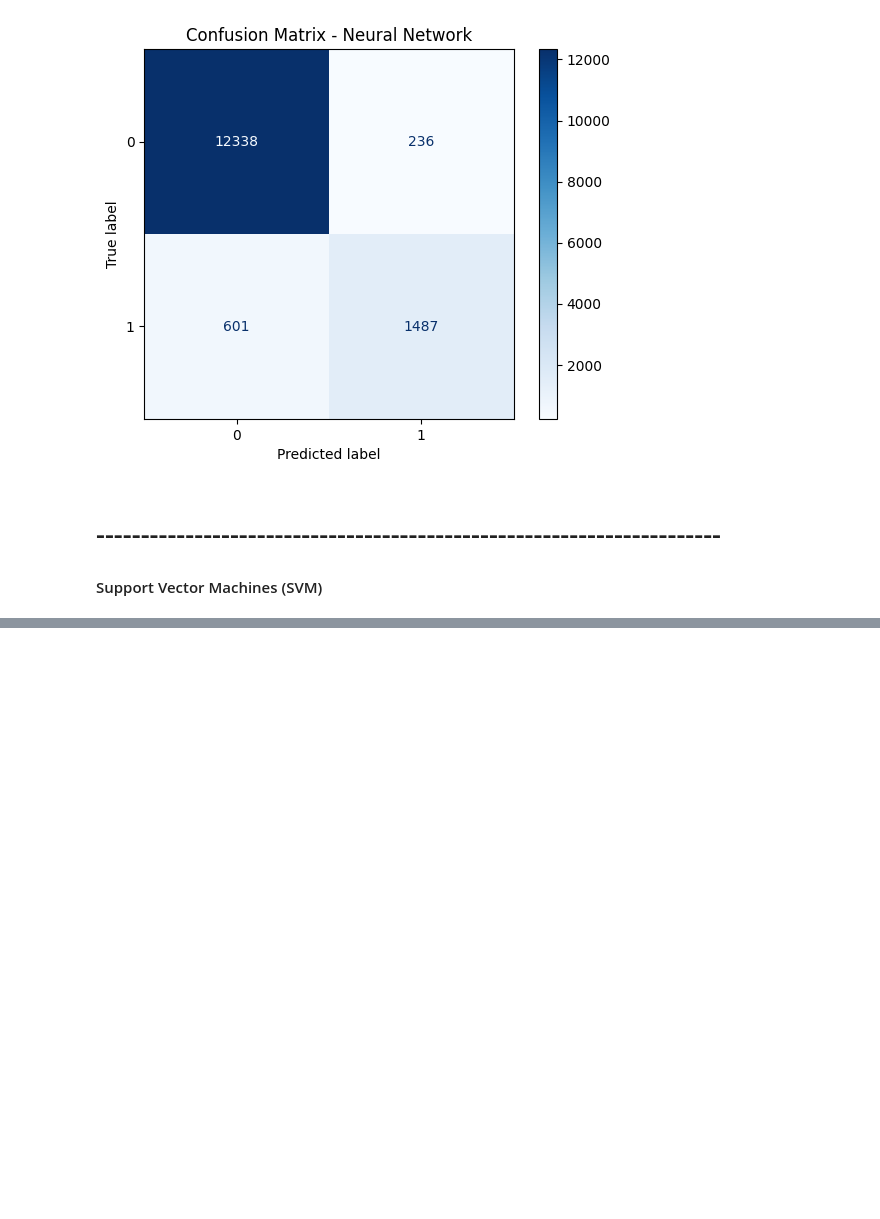
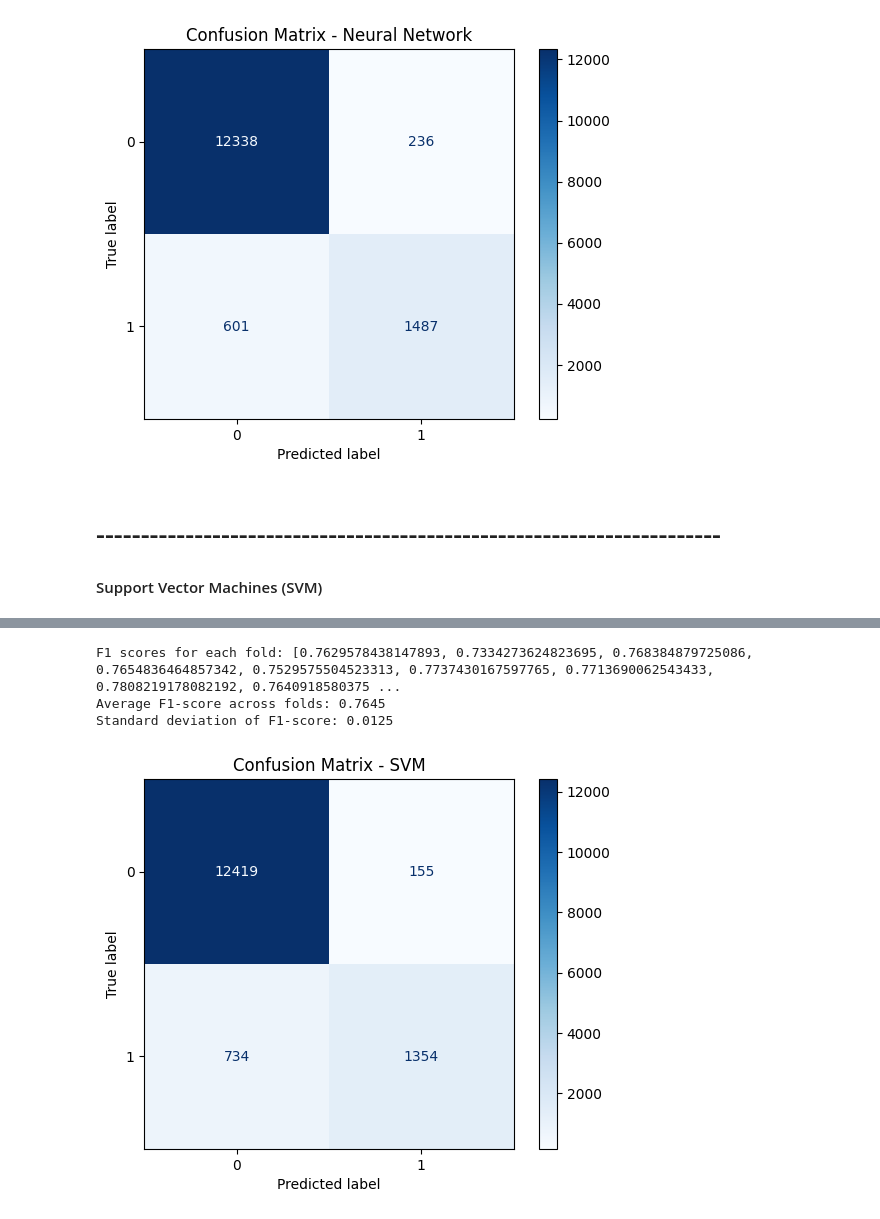
Before and after one commit to alexandre2004costa/IA_project2, a Jupyter notebook: main.ipynb, the cells around one changed output, grey strips where cells are left out. Drawn from its saved outputs; the diff is of its cells as text; code cells hidden in the pictures; blank space fills up the shorter version.

```diff
--- a/main.ipynb
+++ b/main.ipynb
@@ -2493,0 +2553,69 @@ print(f'Average accuracy across 10 folds: {np.mean(cv_scores):.4f}')
+# %%
+from sklearn.metrics import f1_score
+from sklearn.model_selection import StratifiedKFold
+import numpy as np
+
+# Create stratified k-fold cross-validator
+cv = StratifiedKFold(n_splits=10, shuffle=True, random_state=42)
+
+# Initialize list to store F1 scores
+f1_scores = []
+
+# Create and configure SVM classifier
+svm_classifier = SVC(kernel='rbf', C=1.0, random_state=42)
+
+# Scale the input data
+scaler = StandardScaler()
+all_inputs_scaled = scaler.fit_transform(all_inputs)
+
+# Calculate F1-score using cross-validation
+for train_idx, test_idx in cv.split(all_inputs_scaled, all_labels):
+    # Split the data
+    X_train, X_test = all_inputs_scaled[train_idx], all_inputs_scaled[test_idx]
+    y_train, y_test = all_labels[train_idx], all_labels[test_idx]
+
+    # Train and predict
+    svm_classifier.fit(X_train, y_train)
+    y_pred = svm_classifier.predict(X_test)
+
+    # Calculate F1 score
+    f1 = f1_score(y_test, y_pred)
+    f1_scores.append(f1)
+
+print("F1 scores for each fold:", f1_scores)
+print(f"Average F1-score across folds: {np.mean(f1_scores):.4f}")
+print(f"Standard deviation of F1-score: {np.std(f1_scores):.4f}")
+# %% [output]
+F1 scores for each fold: [0.7629578438147893, 0.7334273624823695, 0.768384879725086, 0.7654836464857342, 0.7529575504523313, 0.7737430167597765, 0.7713690062543433, 0.7808219178082192, 0.7640918580375 ...
+Average F1-score across folds: 0.7645
+Standard deviation of F1-score: 0.0125
+# %%
+from sklearn.metrics import confusion_matrix, ConfusionMatrixDisplay
+from sklearn.model_selection import train_test_split
+import matplotlib.pyplot as plt
+
+# Split the data into training and testing sets
+X_train, X_test, y_train, y_test = train_test_split(
+    all_inputs, all_labels, test_size=0.25, stratify=all_labels, random_state=42
+)
+
+# Normalize the data
+scaler = StandardScaler()
+X_train_scaled = scaler.fit_transform(X_train)
+X_test_scaled = scaler.transform(X_test)
+
+# Create and train SVM classifier
+svm_classifier = SVC(kernel='rbf', C=1.0, random_state=42)
+svm_classifier.fit(X_train_scaled, y_train)
+
+# Get predictions
+y_pred = svm_classifier.predict(X_test_scaled)
+
+# Compute and display confusion matrix
+cm = confusion_matrix(y_test, y_pred)
+disp = ConfusionMatrixDisplay(confusion_matrix=cm)
+disp.plot(cmap='Blues')
+plt.title("Confusion Matrix - SVM")
+plt.show()
+# %% [output]
+[figure, added]
```
Also changed, not shown: parts of 6 cells of this notebook.
